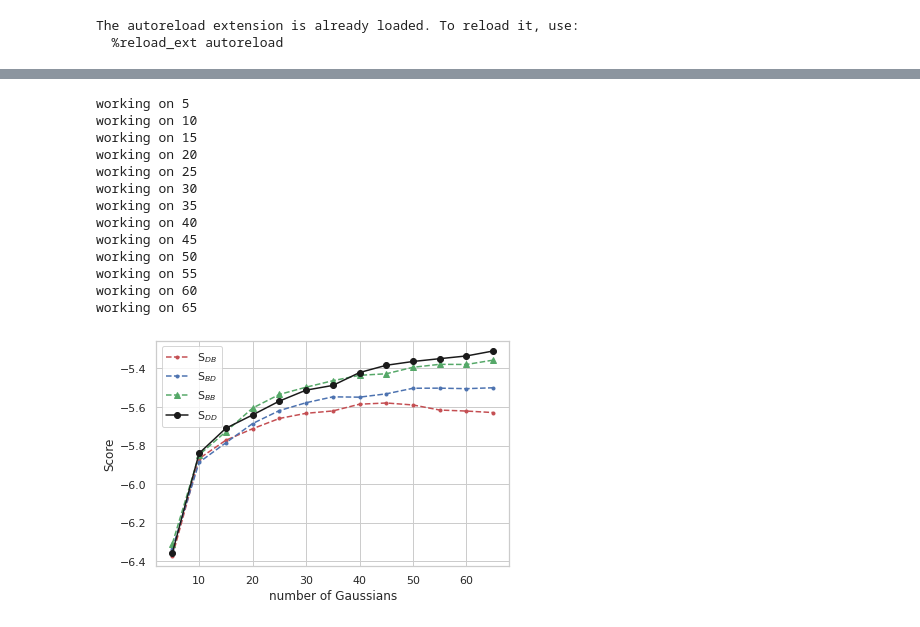
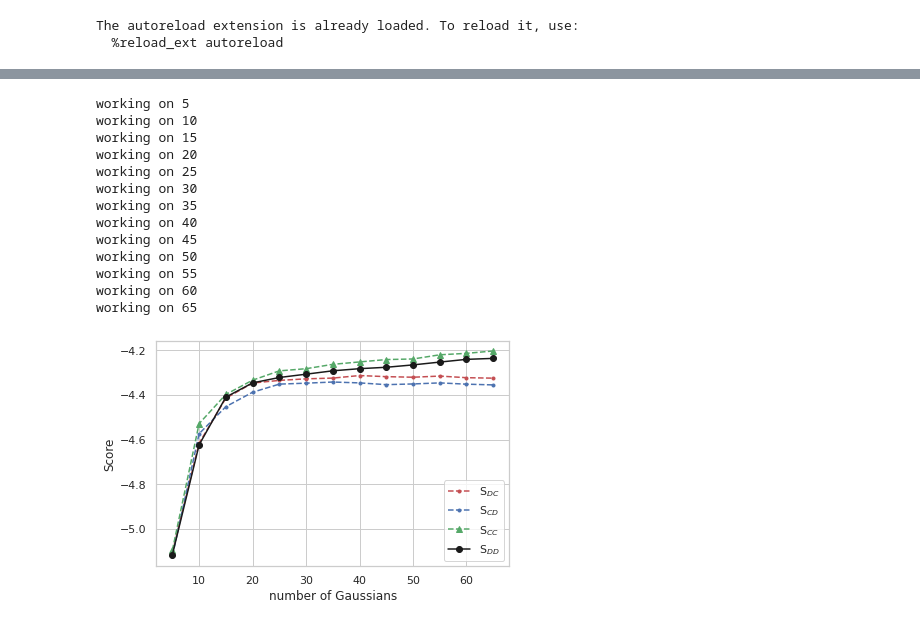
Before and after one commit to noaa-oar-arl/hysplit_gmm, a Jupyter notebook: AppendixB.ipynb, the cells around one changed output, grey strips where cells are left out. Drawn from its saved outputs; the diff is of its cells as text; code cells hidden in the pictures.

```diff
--- a/AppendixB.ipynb
+++ b/AppendixB.ipynb
@@ -16,5 +18,5 @@ kas1 = ke.KasatochiExample()
 kas1.stime = datetime.datetime(2008,8,8,4)
 kas1.etime = datetime.datetime(2008,8,10,21)
 # %%
-pdumpB = kas1.get_pdump("B",verbose=True)
+pdumpC = kas1.get_pdump("C",verbose=False)
 # %% [output]
@@ -38,2 +39,0 @@ Past date. Closing file. 2008-08-10 21:00:00 2008-08-10 22:00:00
-# %%
-pdumpC = kas1.get_pdump("C",verbose=True)
@@ -96,19 +87,30 @@ AttributeError: 'MassFit' object has no attribute 'gfit'
+# %%
+# Look at a different time period.
+%autoreload
+poll=4
+lev=[1000,20000]
+pdate = datetime.datetime(2008,8,9,4)
+dfDk2 = ke.process_pdump(pdumpD, pdate,lev=lev,poll=poll)
+dfCk2 = ke.process_pdump(pdumpC, pdate,lev=lev,poll=poll)
 # %%
 %autoreload
 nlist = np.arange(5,70,5)
-score = feature_tracking.find_n(dfD, dfB, nlist =nlist, name1='D', name2='B',verbose=True)
+figname = 'score_kasD_kasC_090400'
+score = feature_tracking.find_n(dfDk2, dfCk2, nlist =nlist, name1='D', name2='C',verbose=True,figname=figname)
+ax = plt.gca()
+ax.text()
 # %% [output]
 working on 5
 working on 10
 working on 15
 working on 20
 working on 25
 working on 30
 working on 35
 working on 40
 working on 45
 working on 50
 working on 55
 working on 60
 working on 65
-[figure, old version]
+[figure, new version]
```
Also changed, not shown: parts of 26 cells of this notebook, 2 other files.
